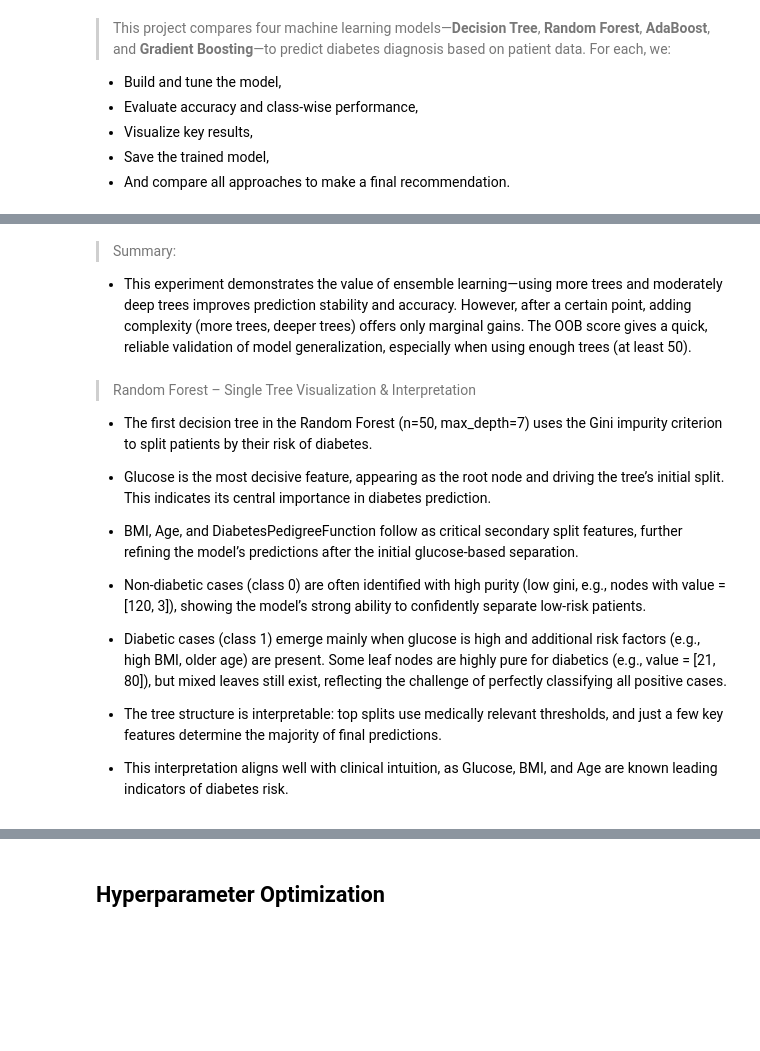
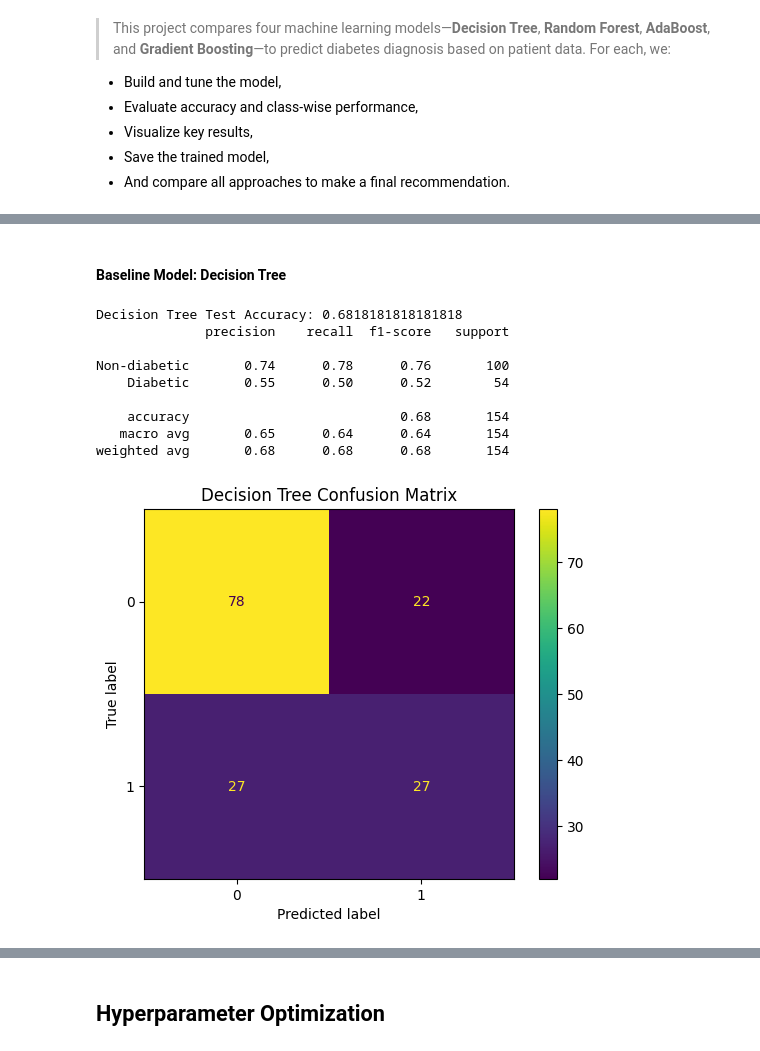
Before and after one commit to 4GeeksAcademy/ginotomasd-boostingalgo, a Jupyter notebook: project.ipynb, the cells around one changed output, grey strips where cells are left out. Saved outputs shown, nothing was run; the diff lists cells and outputs as text; code cells hidden in the pictures; blank space fills up the shorter version.

```diff
--- a/project.ipynb
+++ b/project.ipynb
@@ -556,4 +491,0 @@ plt.show()
-# %% [markdown]
-> Summary:
-
-- This experiment demonstrates the value of ensemble learning—using more trees and moderately deep trees improves prediction stability and accuracy. However, after a certain point, adding complexity (more trees, deeper trees) offers only marginal gains. The OOB score gives a quick, reliable validation of model generalization, especially when using enough trees (at least 50).
@@ -576,16 +492,29 @@ plt.show()
-# %% [markdown]
-> Random Forest – Single Tree Visualization & Interpretation
-
-- The first decision tree in the Random Forest (n=50, max_depth=7) uses the Gini impurity criterion to split patients by their risk of diabetes.
-
-- Glucose is the most decisive feature, appearing as the root node and driving the tree’s initial split. This indicates its central importance in diabetes prediction.
-
-- BMI, Age, and DiabetesPedigreeFunction follow as critical secondary split features, further refining the model’s predictions after the initial glucose-based separation.
-
-- Non-diabetic cases (class 0) are often identified with high purity (low gini, e.g., nodes with value = [120, 3]), showing the model’s strong ability to confidently separate low-risk patients.
-
-- Diabetic cases (class 1) emerge mainly when glucose is high and additional risk factors (e.g., high BMI, older age) are present. Some leaf nodes are highly pure for diabetics (e.g., value = [21, 80]), but mixed leaves still exist, reflecting the challenge of perfectly classifying all positive cases.
-
-- The tree structure is interpretable: top splits use medically relevant thresholds, and just a few key features determine the majority of final predictions.
-
-- This interpretation aligns well with clinical intuition, as Glucose, BMI, and Age are known leading indicators of diabetes risk.
+# %% [markdown]
+#### Baseline Model: Decision Tree
+# %%
+# Baseline Model: Decision Tree
+
+from sklearn.tree import DecisionTreeClassifier, plot_tree
+from sklearn.metrics import accuracy_score, classification_report, ConfusionMatrixDisplay
+import matplotlib.pyplot as plt
+
+tree = DecisionTreeClassifier(random_state=42)
+tree.fit(X_train, y_train)
+y_pred_tree = tree.predict(X_test)
+
+print("Decision Tree Test Accuracy:", accuracy_score(y_test, y_pred_tree))
+print(classification_report(y_test, y_pred_tree, target_names=['Non-diabetic', 'Diabetic']))
+ConfusionMatrixDisplay.from_estimator(tree, X_test, y_test)
+plt.title("Decision Tree Confusion Matrix")
+plt.show()
+# %% [output]
+Decision Tree Test Accuracy: 0.6818181818181818
+              precision    recall  f1-score   support
+
+Non-diabetic       0.74      0.78      0.76       100
+    Diabetic       0.55      0.50      0.52        54
+
+    accuracy                           0.68       154
+   macro avg       0.65      0.64      0.64       154
+weighted avg       0.68      0.68      0.68       154
+[figure, added]
```
Also changed, not shown: parts of 32 cells of this notebook, 4 other files.
